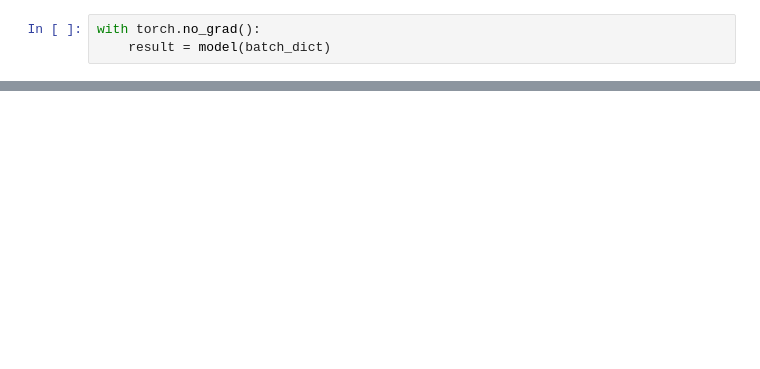
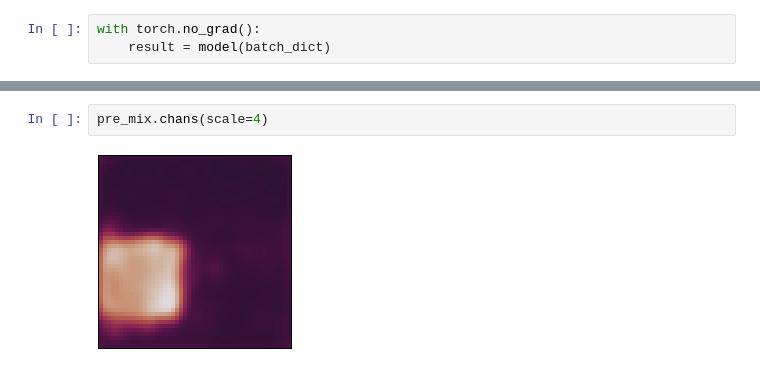
Before and after one commit to pasqualedem/LabelAnything, a Jupyter notebook: notebooks/area_focus.ipynb, the cells around one changed output, grey strips where cells are left out. Drawn from its saved outputs; the diff is of its cells as text; blank space fills up the shorter version.

```diff
--- a/notebooks/area_focus.ipynb
+++ b/notebooks/area_focus.ipynb
@@ -227,0 +261,4 @@ with torch.no_grad():
+# %%
+pre_mix.chans(scale=4)
+# %% [output]
+[figure, added]
```
Also changed, not shown: parts of 14 cells of this notebook, 7 other files.
